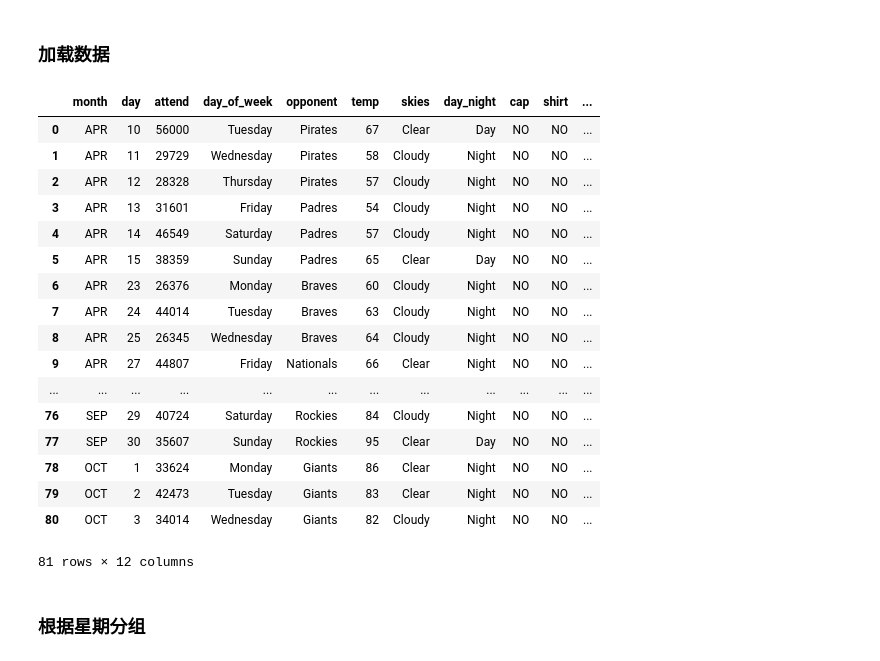
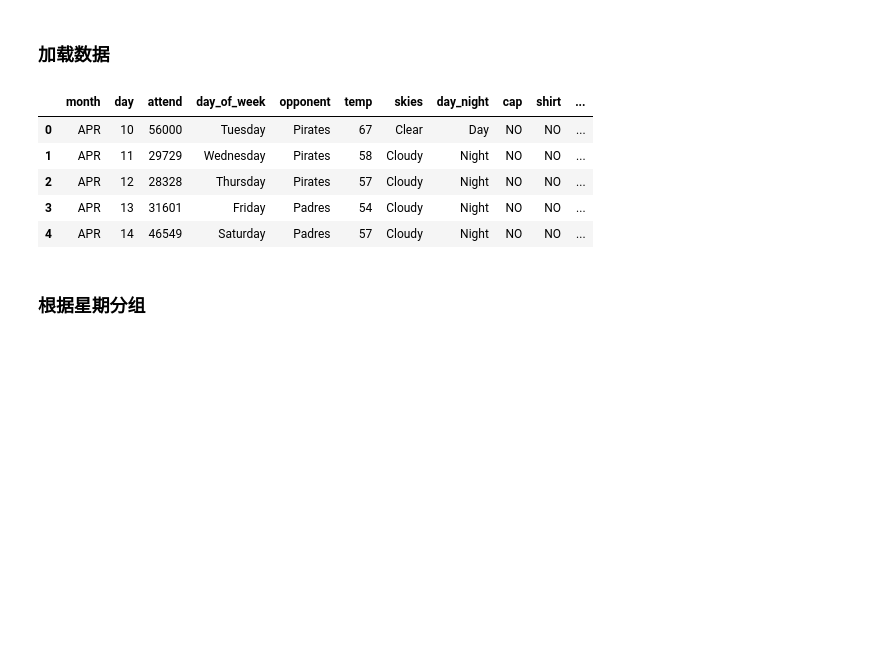
Before and after one commit to SlotherCui/-, a Jupyter notebook: 数据科学/market/08.产品促销/Mark_8.ipynb, the cells around one changed output. Cells and saved outputs as stored; diff of their text form; code cells hidden in the pictures; blank space fills up the shorter version.

```diff
--- a/数据科学/market/08.产品促销/Mark_8.ipynb
+++ b/数据科学/market/08.产品促销/Mark_8.ipynb
@@ -7,26 +7,14 @@ from collections import Counter
 ### 加载数据
 # %%
 dodgers = pd.read_csv('dodgers.csv')
-dodgers
+dodgers.head()
 # %% [output]
 |  | month | day | attend | day_of_week | opponent | temp | skies | day_night | cap | shirt | ... |
 | 0 | APR | 10 | 56000 | Tuesday | Pirates | 67 | Clear | Day | NO | NO | ... |
 | 1 | APR | 11 | 29729 | Wednesday | Pirates | 58 | Cloudy | Night | NO | NO | ... |
 | 2 | APR | 12 | 28328 | Thursday | Pirates | 57 | Cloudy | Night | NO | NO | ... |
 | 3 | APR | 13 | 31601 | Friday | Padres | 54 | Cloudy | Night | NO | NO | ... |
 | 4 | APR | 14 | 46549 | Saturday | Padres | 57 | Cloudy | Night | NO | NO | ... |
-| 5 | APR | 15 | 38359 | Sunday | Padres | 65 | Clear | Day | NO | NO | ... |
-| 6 | APR | 23 | 26376 | Monday | Braves | 60 | Cloudy | Night | NO | NO | ... |
-| 7 | APR | 24 | 44014 | Tuesday | Braves | 63 | Cloudy | Night | NO | NO | ... |
-| 8 | APR | 25 | 26345 | Wednesday | Braves | 64 | Cloudy | Night | NO | NO | ... |
-| 9 | APR | 27 | 44807 | Friday | Nationals | 66 | Clear | Night | NO | NO | ... |
-| ... | ... | ... | ... | ... | ... | ... | ... | ... | ... | ... | ... |
-| 76 | SEP | 29 | 40724 | Saturday | Rockies | 84 | Cloudy | Night | NO | NO | ... |
-| 77 | SEP | 30 | 35607 | Sunday | Rockies | 95 | Clear | Day | NO | NO | ... |
-| 78 | OCT | 1 | 33624 | Monday | Giants | 86 | Clear | Night | NO | NO | ... |
-| 79 | OCT | 2 | 42473 | Tuesday | Giants | 83 | Clear | Night | NO | NO | ... |
-| 80 | OCT | 3 | 34014 | Wednesday | Giants | 82 | Cloudy | Night | NO | NO | ... |
-81 rows × 12 columns
 # %% [markdown]
 ### 根据星期分组
 # %%
```
Also changed, not shown: parts of 3 cells of this notebook, 3 other files.
